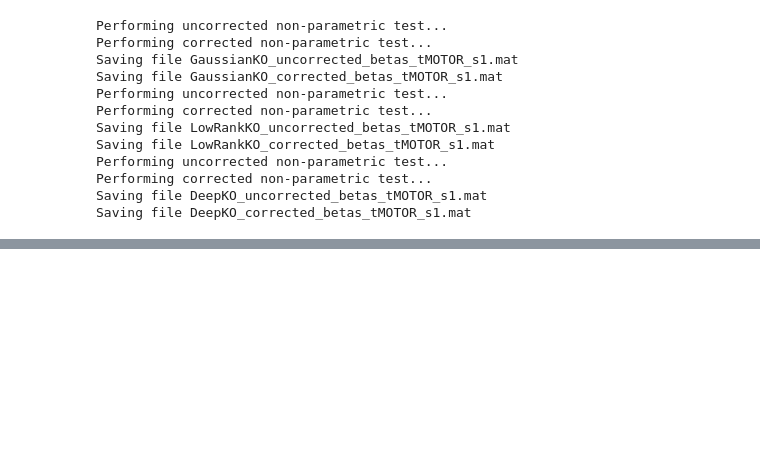
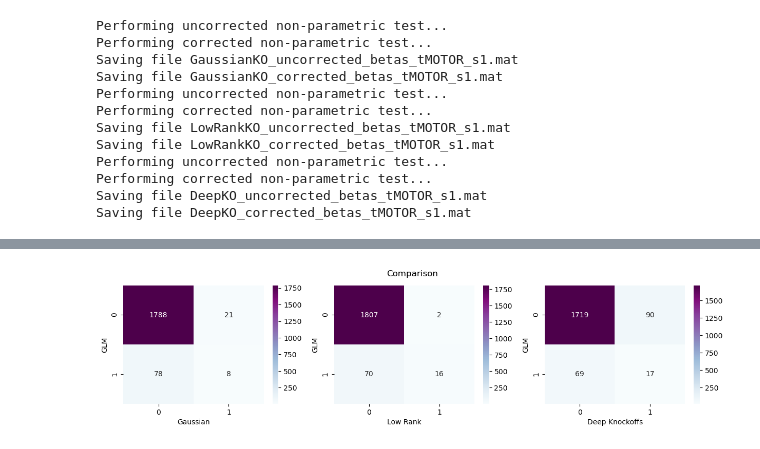
Before and after one commit to alec-flowers/machine-learning-cs433-p2, a Jupyter notebook: pipeline.ipynb, the cells around one changed output, grey strips where cells are left out. Saved outputs shown, nothing was run; the diff lists cells and outputs as text; code cells hidden in the pictures; blank space fills up the shorter version.

Commit message:
REFACT: pipeline with confusion matrix and plotgraph changes

```diff
--- a/pipeline.ipynb
+++ b/pipeline.ipynb
@@ -219,0 +234,5 @@ DeepKO Covariance full     100.0  850.569505  8.646960e-05  850.569229
+# %%
+data_deepko = deepko.transform(groups=groups)
+
+deepko_betas = deepko.statistic(data_deepko, save=True)
+uncorrected_betas_deepko, corrected_betas_deepko = deepko.threshold(deepko_betas, save=True)
@@ -354,0 +392,37 @@ Saving file DeepKO_corrected_betas_tMOTOR_s1.mat
+# %%
+TRUE_BETAS = f'./data/output/beta/GLM_betas_{task}.mat' #"true" betas computed with GLM
+TRUE_BETAS_CONTROLLED = f'./data/output/beta/GLM_controlled_betas_{task}.mat' #"true" controlled betas computed with GLM
+TRUE_BETAS_UNCONTROLLED = f'./data/output/beta/GLM_uncontrolled_betas_{task}.mat' #"true" uncontrolled betas computed with GLM
+
+true_betas = scipy.io.loadmat(TRUE_BETAS)['beta'][subject, :, :]
+true_betas_controlled = scipy.io.loadmat(TRUE_BETAS_CONTROLLED)['beta'][subject, :, :]
+true_betas_uncontrolled = scipy.io.loadmat(TRUE_BETAS_UNCONTROLLED)['beta'][subject, :, :]
+# %%
+def plot_confusion_matrix(true, methods, true_label, methods_labels):
+    true = [0 if x == 0 else 1 for x in true.ravel()]
+
+    fig, axes = plt.subplots(1, len(methods), figsize=(15,3))
+    fig.suptitle('Comparison')
+
+    for idx, method in enumerate(methods):
+        method = [0 if x == 0 else 1 for x in method.ravel()]
+        data = {true_label:    true,
+        methods_labels[idx]: method
+        }
+
+        df = pd.DataFrame(data, columns=[true_label, methods_labels[idx]])
+
+        confusion_matrix = pd.crosstab(df[true_label], df[methods_labels[idx]], rownames=[true_label],
+                                       colnames=[methods_labels[idx]], margins=False)
+
+        sns.heatmap(confusion_matrix, ax=axes[idx], annot=True, cmap = 'BuPu',fmt='g')
+
+    plt.show()
+
+true = true_betas_controlled
+methods = [corrected_betas_gaussian, corrected_betas_lowrank, corrected_betas_deepko]
+methods_labels = ['Gaussian', 'Low Rank', 'Deep Knockoffs']
+true_label = 'GLM'
+plot_confusion_matrix(true, methods, true_label, methods_labels)
+# %% [output]
+[figure, added]
```
Also changed, not shown: parts of 10 cells of this notebook, 1 other file.
